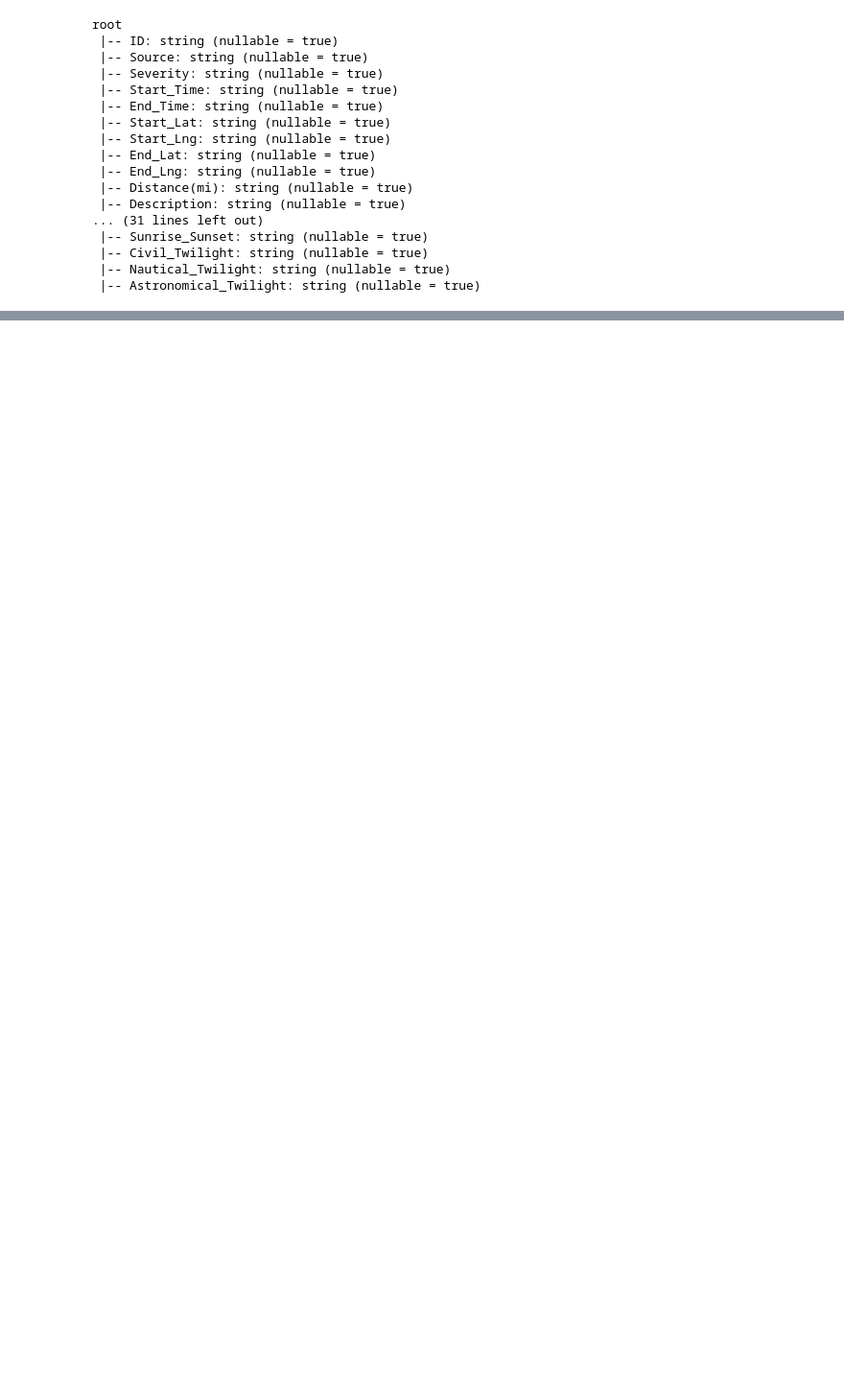
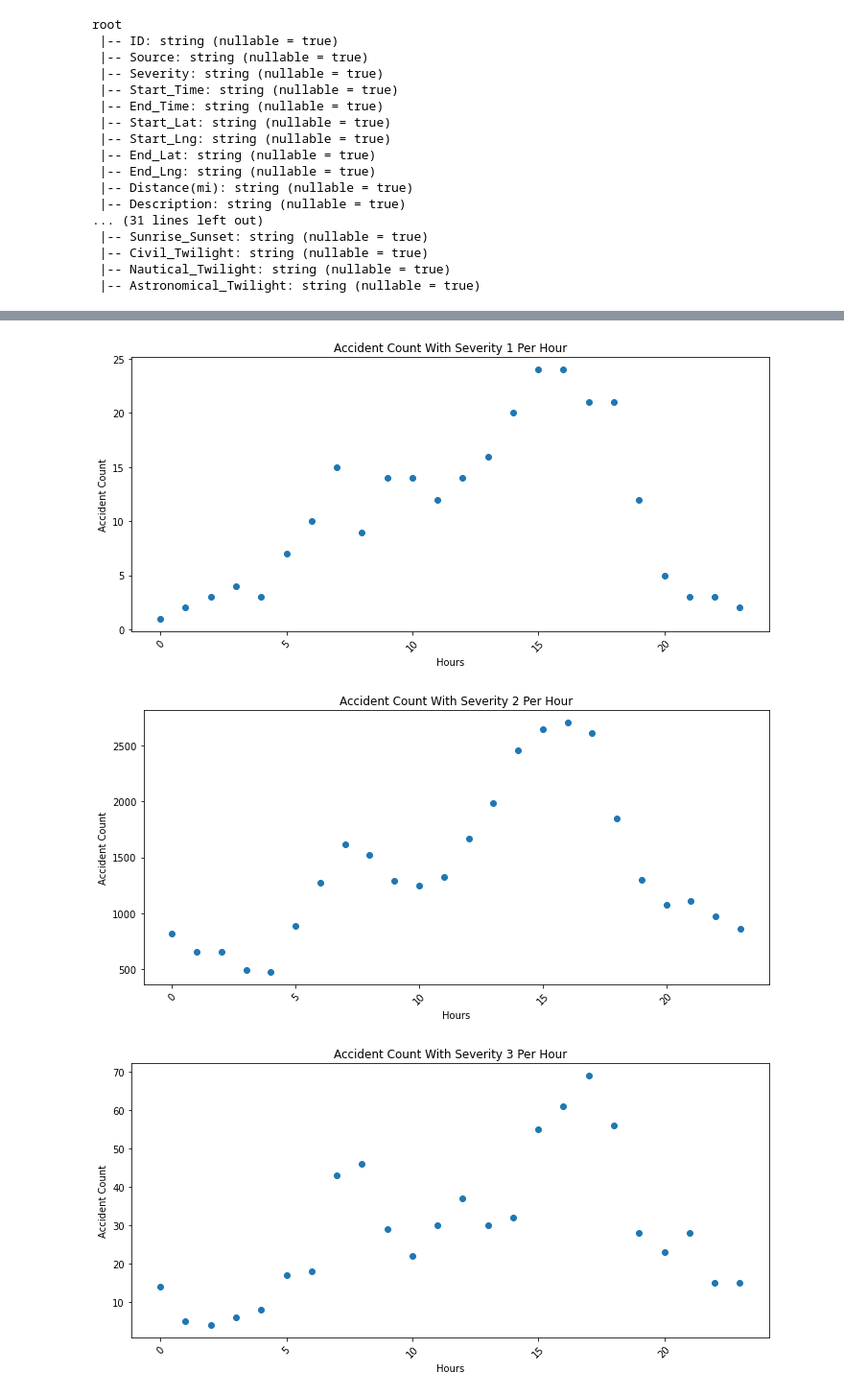
Before and after one commit to rujhannajib/crashcrew, a Jupyter notebook: Severity_Prediction.ipynb, the cells around one changed output, grey strips where cells are left out. Shown at 96% size. Cells and saved outputs as stored; diff of their text form; code cells hidden in the pictures; blank space fills up the shorter version.

```diff
--- a/Severity_Prediction.ipynb
+++ b/Severity_Prediction.ipynb
@@ -70,3 +60,8 @@ data.show(5)
 |A-3459593|Source1|       2|2017-01-16 06:48:42|2017-01-16 12:48:42|        42.018717| -87.74771|42.01954|          -87.7477|       0.057|At Howard St - Ac...|         Skokie Blvd|  Skokie|     Cook|  ...
 +---------+-------+--------+-------------------+-------------------+-----------------+----------+--------+------------------+------------+--------------------+--------------------+--------+---------+- ...
 only showing top 5 rows
+# %%
+cols = ["ID", "Start_Time", "Severity", "State"]
+data = data.select(*cols)
+# %%
+data = data.withColumn("Hours", hour("Start_Time"))
@@ -72,0 +109,8 @@ only showing top 5 rows
+# %%
+data_with_counts = (
+    data.groupBy("Hours", "Severity")
+    .agg(F.count("*").alias("Accident Count"))
+    .orderBy("Hours", "Severity", "Accident Count")
+)
+
+data_with_counts.show(10)
@@ -72,0 +133,22 @@ only showing top 5 rows
+# %%
+# Loop through severity level to output plot based on each severity
+for i in range(1, 5):
+    data_per_severity = data_with_counts.filter(data_with_counts["Severity"] == i).orderBy("Hours").collect()
+
+    # Convert to numpy arrays
+    times = np.array([r["Hours"] for r in data_per_severity])
+    severities = np.array([r["Accident Count"] for r in data_per_severity], dtype=float)
+
+    # Plot
+    plt.figure(figsize=(10, 5))
+    plt.scatter(times, severities)
+    plt.title(f"Accident Count With Severity {i} Per Hour")
+    plt.xlabel("Hours")
+    plt.ylabel("Accident Count")
+    plt.xticks(rotation=45)
+    plt.tight_layout()
+    plt.show()
+# %% [output]
+[figure, added]
+[figure, added]
+[figure, added]
```
Also changed, not shown: parts of 8 cells of this notebook.
